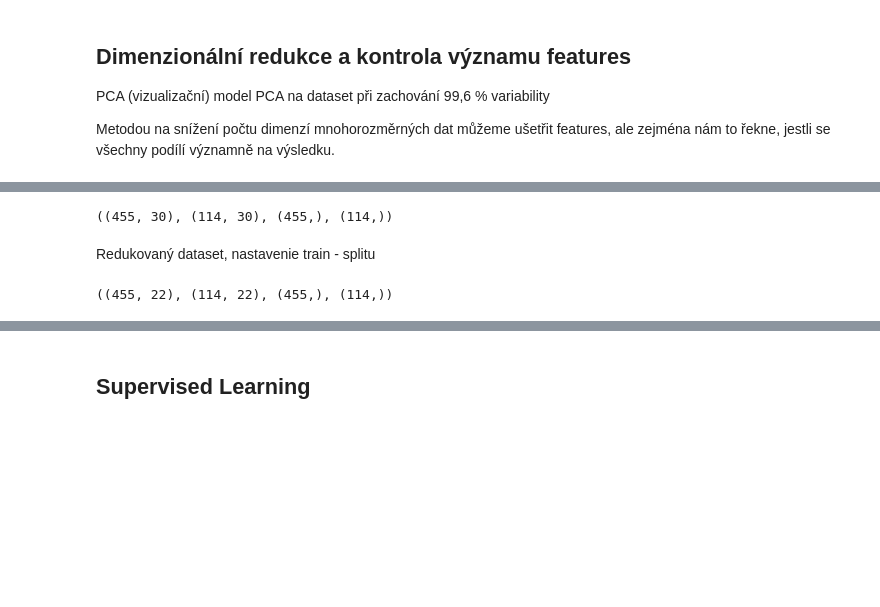
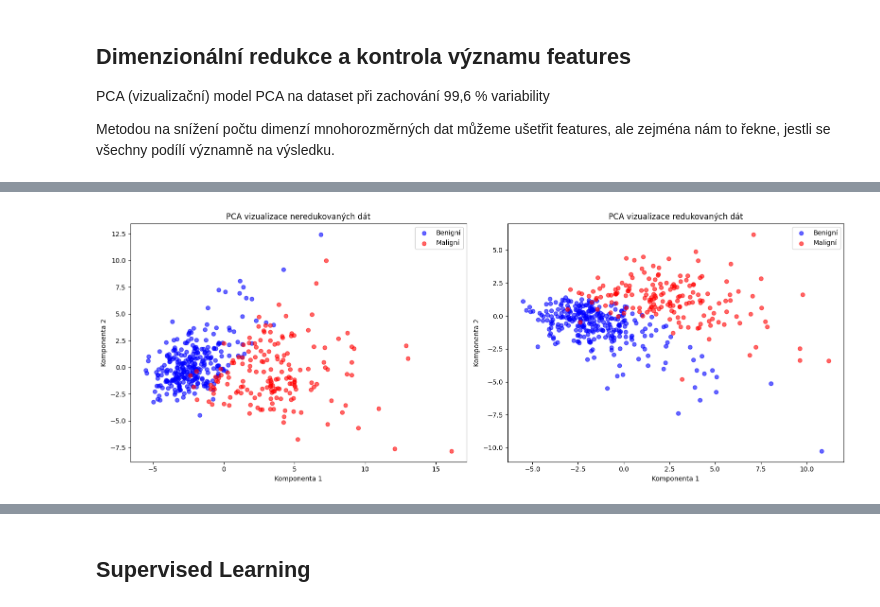
Before and after one commit to MariaSzighardtova/archive, a Jupyter notebook: final_projekt.ipynb, the cells around one changed output, grey strips where cells are left out. Cells and saved outputs as stored; diff of their text form; code cells hidden in the pictures; blank space fills up the shorter version.

```diff
--- a/final_projekt.ipynb
+++ b/final_projekt.ipynb
@@ -253,27 +227,36 @@ X_test = scaler.transform(X_test)
-# %%
-X_train.shape, X_test.shape, y_train.shape, y_test.shape
-# %% [output]
-((455, 30), (114, 30), (455,), (114,))
-# %% [markdown]
-Redukovaný dataset, nastavenie train - splitu
-# %%
-corr_matrix = data.corr().abs()
-mask = np.triu(np.ones_like(corr_matrix, dtype=bool))
-
-tri_df = corr_matrix.mask(mask)
-to_drop = [x for x in tri_df.columns if any(tri_df[x] > 0.92)]
-
-data_reduced = data.drop(to_drop, axis=1)
-X_reduced = data_reduced.drop('diagnosis', axis=1)
-y_reduced = data_reduced['diagnosis']
-
-X_reduced_train, X_reduced_test, y_reduced_train, y_reduced_test = train_test_split(X_reduced,y_reduced, test_size=0.2, random_state=42)
-
-from sklearn.preprocessing import StandardScaler
-scaler = StandardScaler()
-X_reduced_train = scaler.fit_transform(X_reduced_train)
-X_reduced_test = scaler.transform(X_reduced_test)
-
-X_reduced_train.shape, X_reduced_test.shape, y_reduced_train.shape, y_reduced_test.shape
-# %% [output]
-((455, 22), (114, 22), (455,), (114,))
+# %%
+from sklearn.decomposition import PCA
+import matplotlib.pyplot as plt
+
+# PCA na neredukované dáta (X_train)
+pca_neredukované = PCA(n_components=2)
+X_pca_neredukované = pca_neredukované.fit_transform(X_train)
+
+# PCA na redukované dáta (X_reduced_train)
+pca_reduced = PCA(n_components=2)
+X_pca_reduced = pca_reduced.fit_transform(X_reduced_train)
+
+# Vytvorenie grafu s dvomi podgrafmi vedľa seba
+fig, axes = plt.subplots(1, 2, figsize=(16, 6))  # 1 rad, 2 stĺpce
+
+# Graf pre neredukované dáta
+axes[0].scatter(X_pca_neredukované[y_train == 0, 0], X_pca_neredukované[y_train == 0, 1], label='Benigní', alpha=0.6, c='b')
+axes[0].scatter(X_pca_neredukované[y_train == 1, 0], X_pca_neredukované[y_train == 1, 1], label='Maligní', alpha=0.6, c='r')
+axes[0].set_title('PCA vizualizace neredukovaných dát')
+axes[0].set_xlabel('Komponenta 1')
+axes[0].set_ylabel('Komponenta 2')
+axes[0].legend()
+
+# Graf pre redukované dáta
+axes[1].scatter(X_pca_reduced[y_reduced_train == 0, 0], X_pca_reduced[y_reduced_train == 0, 1], label='Benigní', alpha=0.6, c='b')
+axes[1].scatter(X_pca_reduced[y_reduced_train == 1, 0], X_pca_reduced[y_reduced_train == 1, 1], label='Maligní', alpha=0.6, c='r')
+axes[1].set_title('PCA vizualizace redukovaných dát')
+axes[1].set_xlabel('Komponenta 1')
+axes[1].set_ylabel('Komponenta 2')
+axes[1].legend()
+
+# Zobrazenie grafov
+plt.tight_layout()
+plt.show()
+# %% [output]
+[figure, added]
```
Also changed, not shown: parts of 54 cells of this notebook.
